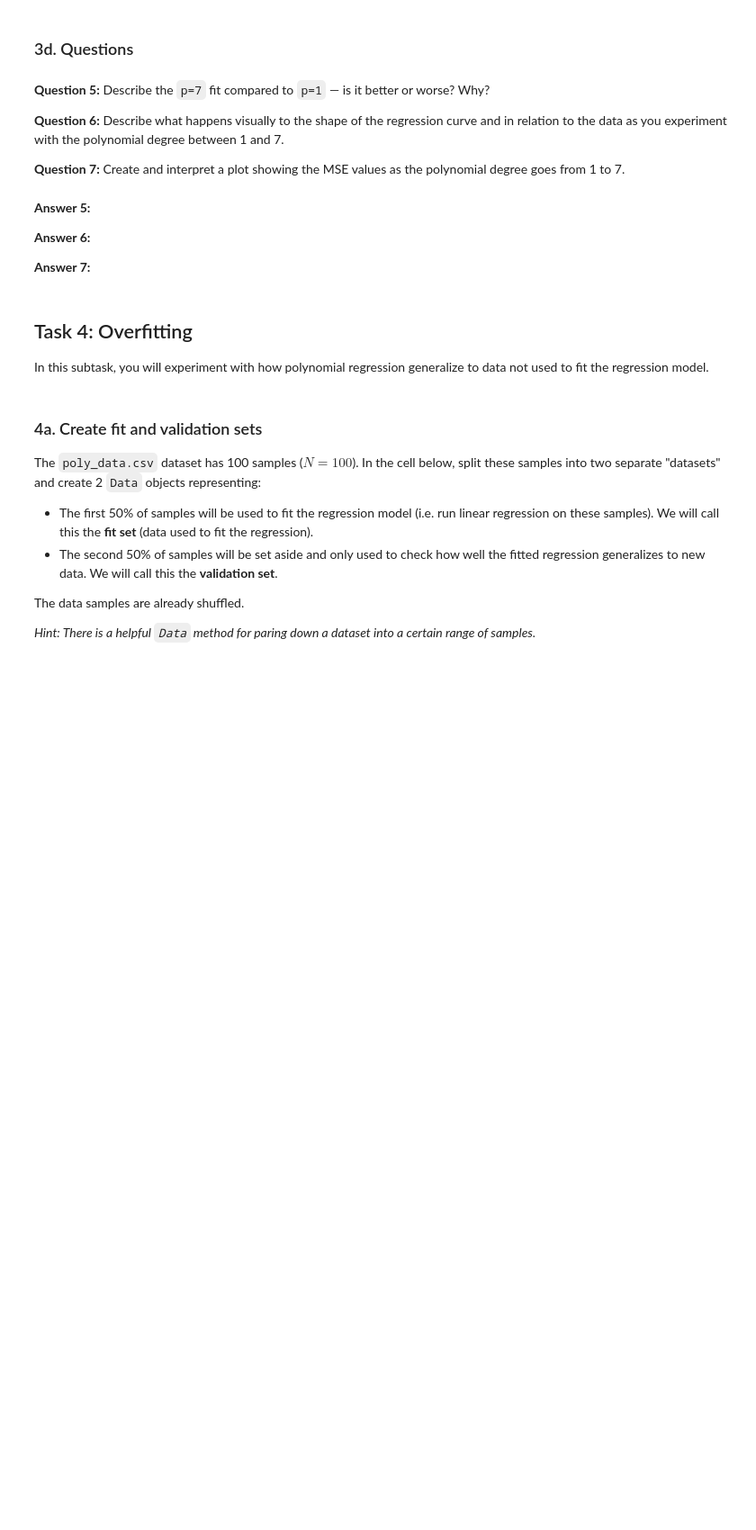
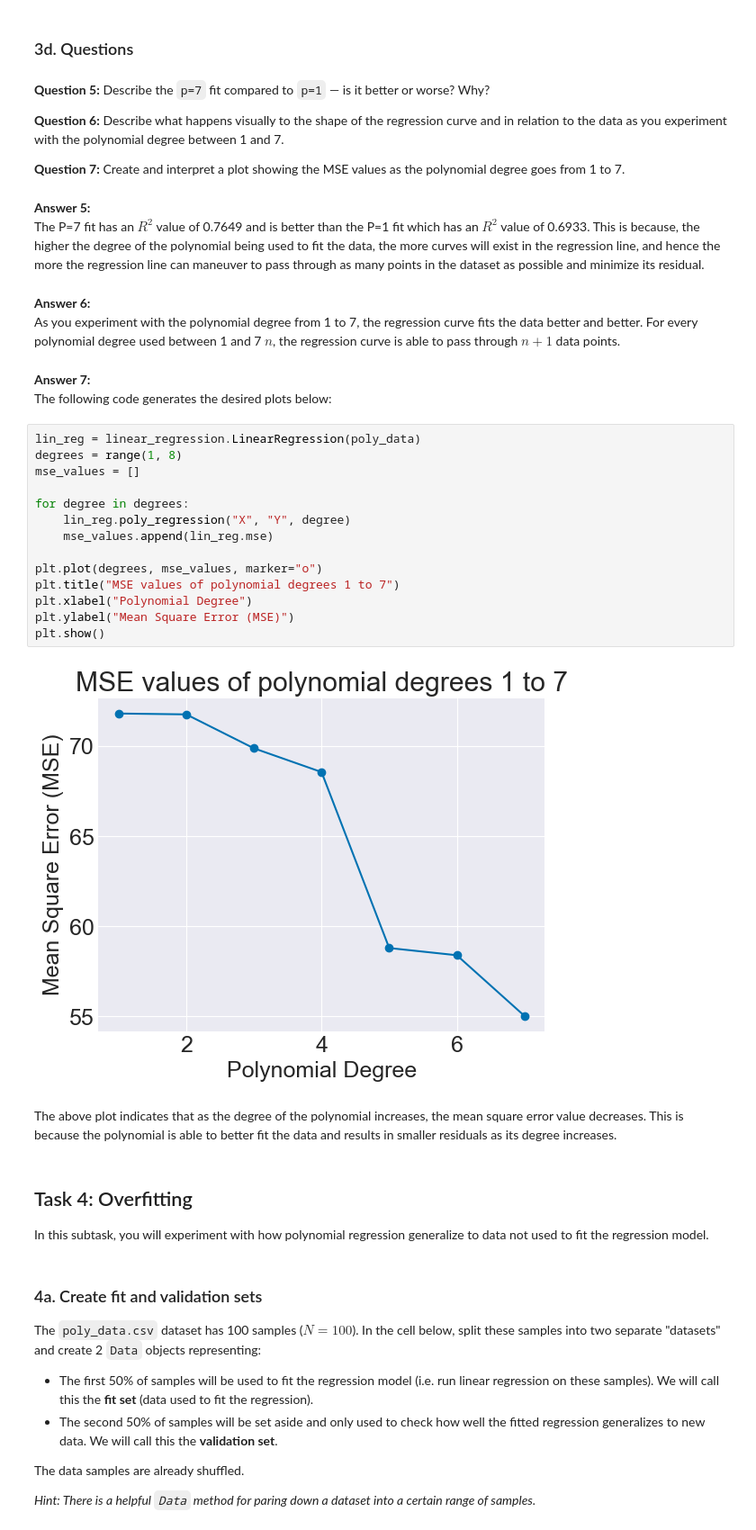
Before and after one commit to francisohara24/CS251, a Jupyter notebook: Week 4 & 5/Project3/polynomial_regression.ipynb, the cells around one changed output. Shown at 90% size. Saved outputs shown, nothing was run; the diff lists cells and outputs as text; blank space fills up the shorter version.

```diff
--- a/Week 4 & 5/Project3/polynomial_regression.ipynb
+++ b/Week 4 & 5/Project3/polynomial_regression.ipynb
@@ -103,10 +138,32 @@ Repeat the steps from the $p = 1$ test above in the cell below, but this time tr
 **Question 7:** Create and interpret a plot showing the MSE values as the polynomial degree goes from 1 to 7.
-# %% [markdown]
-**Answer 5:**
-
-**Answer 6:**
-
-**Answer 7:**
+# %% [markdown]
+**Answer 5:**
+The P=7 fit has an $R^2$ value of 0.7649 and is better than the P=1 fit which has an $R^2$ value of 0.6933.
+This is because, the higher the degree of the polynomial being used to fit the data, the more curves will exist in the regression line, and hence the more the regression line can maneuver to pass through as many points in the dataset as possible and minimize its residual.
+# %% [markdown]
+**Answer 6:**
+As you experiment with the polynomial degree from 1 to 7, the regression curve fits the data better and better. For every polynomial degree used between 1 and 7 $n$, the regression curve is able to pass through $n + 1$ data points.
+# %% [markdown]
+**Answer 7:**
+The following code generates the desired plots below:
+# %%
+lin_reg = linear_regression.LinearRegression(poly_data)
+degrees = range(1, 8)
+mse_values = []
+
+for degree in degrees:
+    lin_reg.poly_regression("X", "Y", degree)
+    mse_values.append(lin_reg.mse)
+
+plt.plot(degrees, mse_values, marker="o")
+plt.title("MSE values of polynomial degrees 1 to 7")
+plt.xlabel("Polynomial Degree")
+plt.ylabel("Mean Square Error (MSE)")
+plt.show()
+# %% [output]
+[figure, added]
+# %% [markdown]
+The above plot indicates that as the degree of the polynomial increases, the mean square error value decreases. This is because the polynomial is able to better fit the data and results in smaller residuals as its degree increases.
 # %% [markdown]
 ## Task 4: Overfitting
 
```
Also changed, not shown: parts of 16 cells of this notebook, 2 other files.
